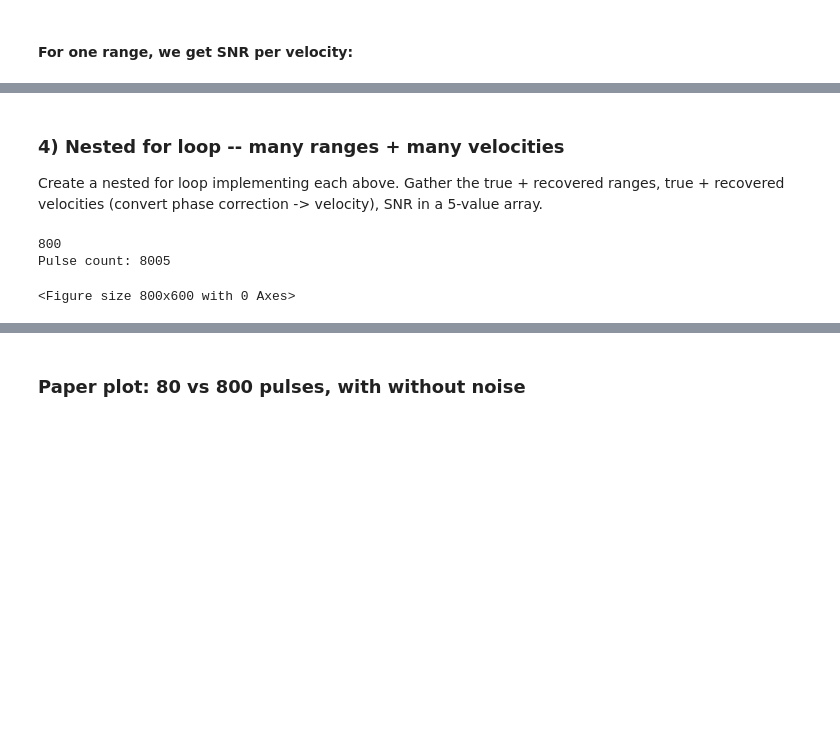
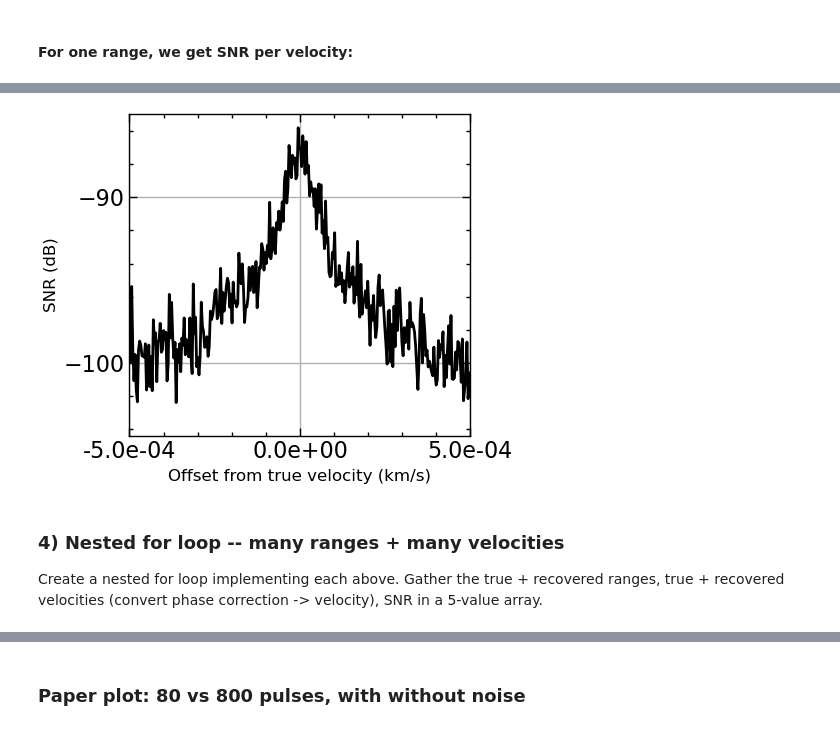
Before and after one commit to MystaryPi/reason-ranging, a Jupyter notebook: Phase Shift Approach.ipynb, the cells around one changed output, grey strips where cells are left out. Saved outputs shown, nothing was run; the diff lists cells and outputs as text; code cells hidden in the pictures; blank space fills up the shorter version.

```diff
--- a/Phase Shift Approach.ipynb
+++ b/Phase Shift Approach.ipynb
@@ -292,46 +315,37 @@ for v in np.linspace(3.9995e3, 4.0005e3, 5):
 # %%
 fig, ax = plt.subplots(1, 1, figsize=(5, 4))
-plt.plot(np.linspace(3.5e3, 4.5e3, 100)/1000, SNR_array, color='black', lw=2)
-ax.fill_between(np.linspace(3.5e3, 4.5e3, 100)/1000, 0, SNR_array, color='black', alpha=.2)
-plt.xlabel("Guessed Velocity (km/s)", fontsize=12)
+plt.plot((vguesses - np.full(len(vguesses), vtrue)) / 1000, SNR_array, color='black', lw=2)
+plt.xlabel("Offset from true velocity (km/s)", fontsize=12)
 plt.ylabel("SNR (dB)", fontsize=12)
 plt.ylim(bottom = np.min(SNR_array)-2)
-plt.xlim(3.5, 4.5)
+plt.xlim(((vguesses[0]-vtrue)/1000, (vguesses[-1]-vtrue)/1000))
 
-ax.locator_params(axis='x', nbins=10)
-ax.locator_params(axis='y', nbins=10)
+ax.locator_params(axis='x', nbins=3)
+ax.locator_params(axis='y', nbins=3)
 ax.grid('on')
+ax.xaxis.set_major_formatter(FormatStrFormatter('%.1e'))
 plt.tight_layout()
+# %% [output]
+[figure, added]
 # %% [markdown]
 ### 4) Nested for loop -- many ranges + many velocities
 Create a nested for loop implementing each above. Gather the true + recovered ranges, true + recovered velocities (convert phase correction -> velocity), SNR in a 5-value array.
 # %%
-dtrue = 400000e3
-vtrue = 100000e3 # m/s -- the actual velocity
-velocity_guesses = np.linspace(vtrue-0.0005e3, vtrue+0.0005e3, 50) # m/s
+def guess_both(dtrue, vtrue, vguess_offset, vguess_res):
+    velocity_guesses = np.linspace(vtrue-vguess_offset, vtrue+vguess_offset, vguess_res) # m/s
+    end_time = 2*dtrue/c  # s
 
-#end_time = 2*dtrue/c #s -- 40 PULSES
-end_time = 2*dtrue/c  # s
+    final = np.zeros((800, len(velocity_guesses))) # 1200 hardcoded ig
 
-# set up range array
-hf_Ae = (Gt*hf_wavelength**2)/(4*np.pi)
-N_galactic = 10**-17 # W/mhz/m^2
-N_power = N_galactic * (hf_bandwidth/1e6) * hf_Ae # W
+    sampling_rate_m = vtrue/hf_repetition_freq
+    res, pulse_count, Pr = ranging_per_v(dtrue, end_time, vtrue) # with true values
+    print("Pulse count: " + str(pulse_count))
 
-final = np.zeros((800, len(velocity_guesses))) # 1200 hardcoded ig
+    for idv, v in enumerate(tqdm(velocity_guesses)):
+        #noise = np.random.normal(loc=np.sqrt(N_power), size=len(res)) # in units of amplitude (sqrt(W))
+        distance_guesses, snr_guesses = get_SNR(res*np.sqrt(Pr), np.sqrt(N_power), pulse_count, vtrue, v, dtrue)
+        SNR = 10*np.log10((np.abs(snr_guesses)**2)/N_power + (10**-100))
+        final[:,idv] = SNR
 
-sampling_rate_m = vtrue/hf_repetition_freq
-res, pulse_count, Pr = ranging_per_v(dtrue, end_time, vtrue) # with true values
-print("Pulse count: " + str(pulse_count))
-
-plt.figure()
-for idv, v in enumerate(tqdm(velocity_guesses)):
-    #noise = np.random.normal(loc=np.sqrt(N_power), size=len(res)) # in units of amplitude (sqrt(W))
-    distance_guesses, snr_guesses = get_SNR(res*np.sqrt(Pr), np.sqrt(N_power), pulse_count, vtrue, v, dtrue)
-    SNR = 10*np.log10((np.abs(snr_guesses)**2)/N_power + (10**-100))
-    final[:,idv] = SNR
+    return final
-# %% [output]
-800
-Pulse count: 8005
-<Figure size 800x600 with 0 Axes>
 # %%
```
Also changed, not shown: parts of 18 cells of this notebook, 1 other file.
